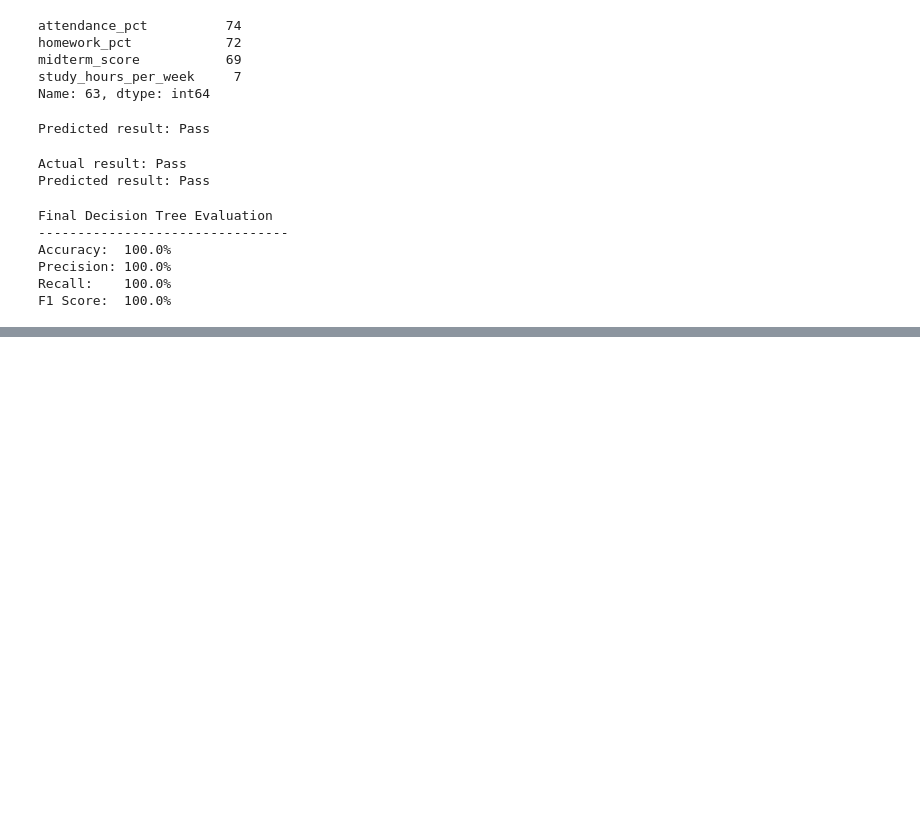
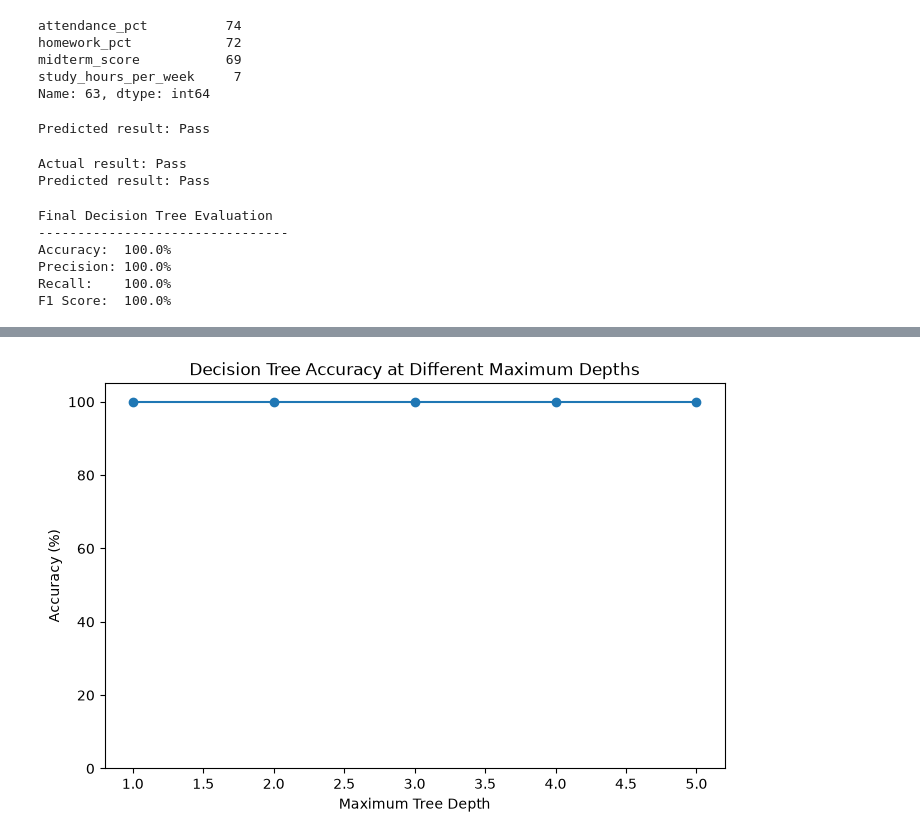
Before and after one commit to YVETTEKAZ/tekherproject, a Jupyter notebook: notebooks/classifier.ipynb, the cells around one changed output, grey strips where cells are left out. Saved outputs shown, nothing was run; the diff lists cells and outputs as text; code cells hidden in the pictures; blank space fills up the shorter version.

```diff
--- a/notebooks/classifier.ipynb
+++ b/notebooks/classifier.ipynb
@@ -750,0 +800,25 @@ F1 Score:  100.0%
+# %%
+import matplotlib.pyplot as plt
+
+# Create a line chart showing accuracy for each tree depth
+plt.figure(figsize=(8, 5))
+
+# Plot the accuracy for each maximum depth
+plt.plot(
+    depths,
+    [accuracy * 100 for accuracy in depth_accuracies],
+    marker="o"
+)
+
+# Add labels and a title
+plt.xlabel("Maximum Tree Depth")
+plt.ylabel("Accuracy (%)")
+plt.title("Decision Tree Accuracy at Different Maximum Depths")
+
+# Make the y-axis easier to interpret
+plt.ylim(0, 105)
+
+# Display the chart
+plt.show()
+# %% [output]
+[figure, added]
```
Also changed, not shown: parts of 2 cells of this notebook.
